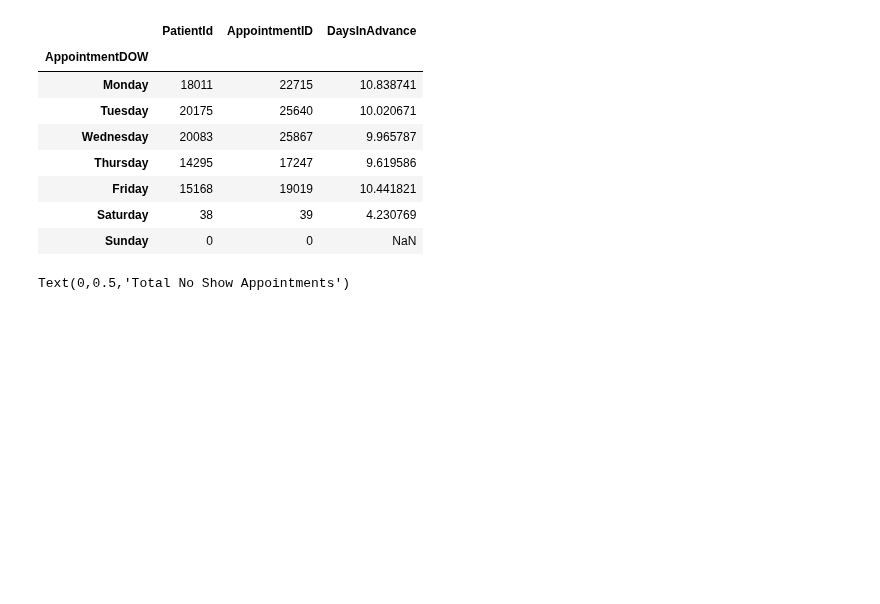
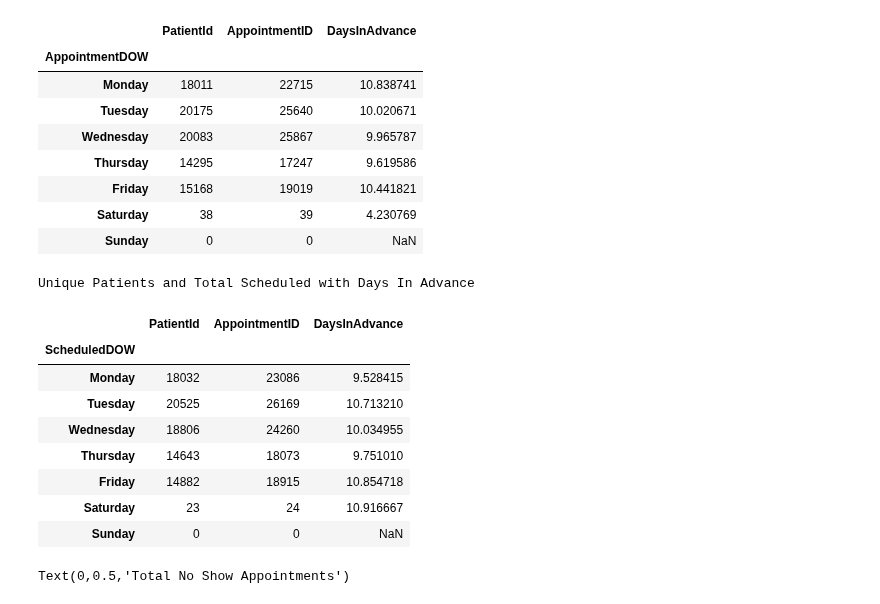
Before and after one commit to cdmorgan103/7331DataMiningNoShow, a Jupyter notebook: 7331DataMiningNoShow_CR.ipynb, the cells around one changed output. Saved outputs shown, nothing was run; the diff lists cells and outputs as text; code cells hidden in the pictures; blank space fills up the shorter version.

```diff
--- a/7331DataMiningNoShow_CR.ipynb
+++ b/7331DataMiningNoShow_CR.ipynb
@@ -408,6 +410,21 @@ Unique Patients and Total Appointments with Days In Advance
 | Friday | 15168 | 19019 | 10.441821 |
 | Saturday | 38 | 39 | 4.230769 |
 | Sunday | 0 | 0 | NaN |
+# %%
+sch_by_DOW = df.groupby(['ScheduledDOW']).agg({'PatientId':'nunique','AppointmentID':'nunique','DaysInAdvance':'mean'})
+print("Unique Patients and Total Scheduled with Days In Advance")
+sch_by_DOW.sort_index()
+# %% [output]
+Unique Patients and Total Scheduled with Days In Advance
+|  | PatientId | AppointmentID | DaysInAdvance |
+| ScheduledDOW |  |  |  |
+| Monday | 18032 | 23086 | 9.528415 |
+| Tuesday | 20525 | 26169 | 10.713210 |
+| Wednesday | 18806 | 24260 | 10.034955 |
+| Thursday | 14643 | 18073 | 9.751010 |
+| Friday | 14882 | 18915 | 10.854718 |
+| Saturday | 23 | 24 | 10.916667 |
+| Sunday | 0 | 0 | NaN |
 # %%
 plot_by_DOW = appt_by_DOW.plot(title='Day of the Week Appointments')
 plot_by_DOW.set_xlabel('Day of the Week')
```
Also changed, not shown: parts of 15 cells of this notebook.
